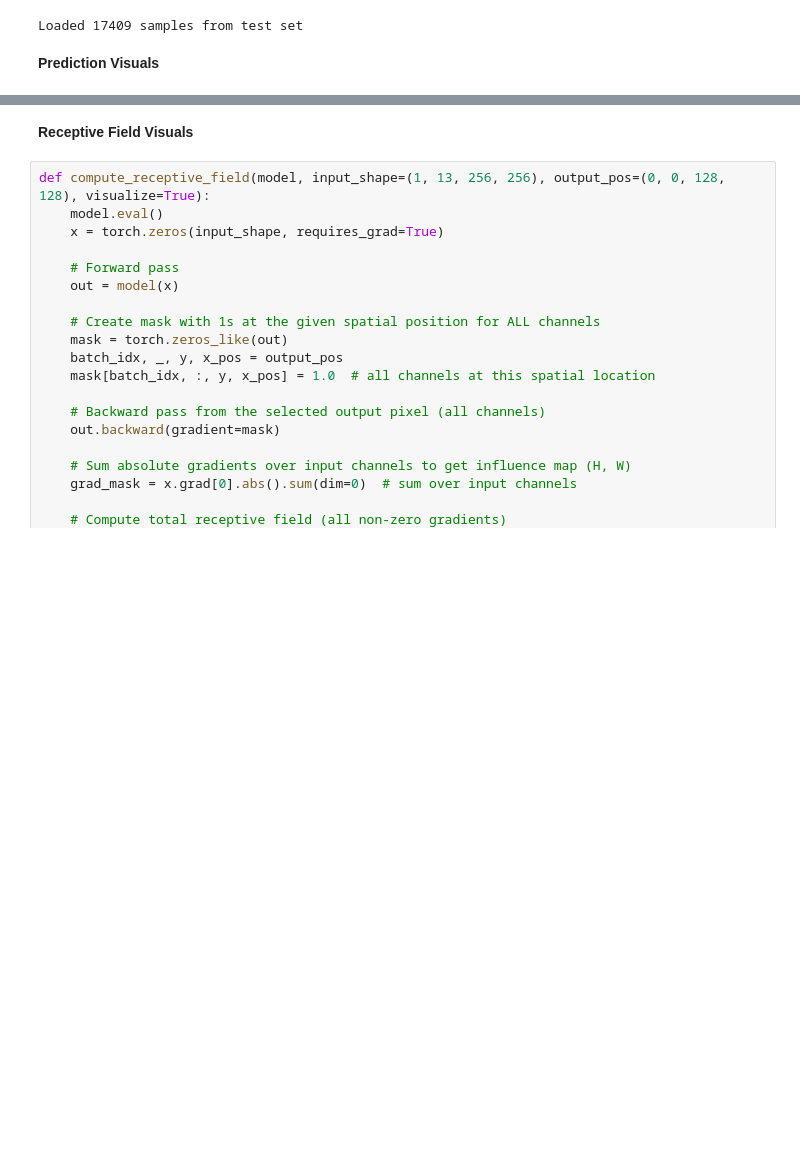
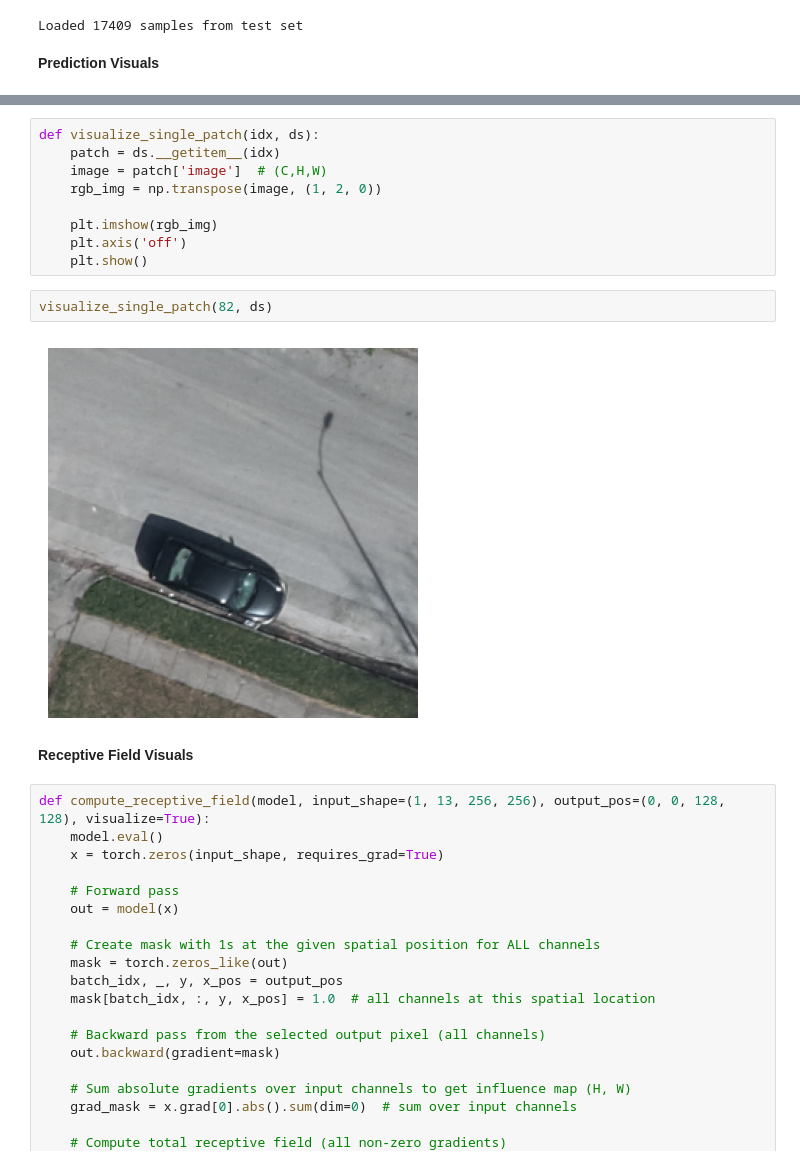
Before and after one commit to hpfref/The-Role-of-Spatial-Context-in-Deep-Learning-based-Semantic-Segmentation-of-Remote-Sensing-Imagery, a Jupyter notebook: dfc18/visualize.ipynb, the cells around one changed output, grey strips where cells are left out. Saved outputs shown, nothing was run; the diff lists cells and outputs as text; blank space fills up the shorter version.

```diff
--- a/dfc18/visualize.ipynb
+++ b/dfc18/visualize.ipynb
@@ -282,3 +277,16 @@ visualize_rgb_grid(patch_indices, ds, show_gt=True)
+# %%
+def visualize_single_patch(idx, ds):
+    patch = ds.__getitem__(idx)
+    image = patch['image']  # (C,H,W)
+    rgb_img = np.transpose(image, (1, 2, 0))
+
+    plt.imshow(rgb_img)
+    plt.axis('off')
+    plt.show()
+# %%
+visualize_single_patch(82, ds)
+# %% [output]
+[figure, added]
 # %% [markdown]
 **Receptive Field Visuals**
 # %%
```
Also changed, not shown: parts of 6 cells of this notebook, 30 other files.
